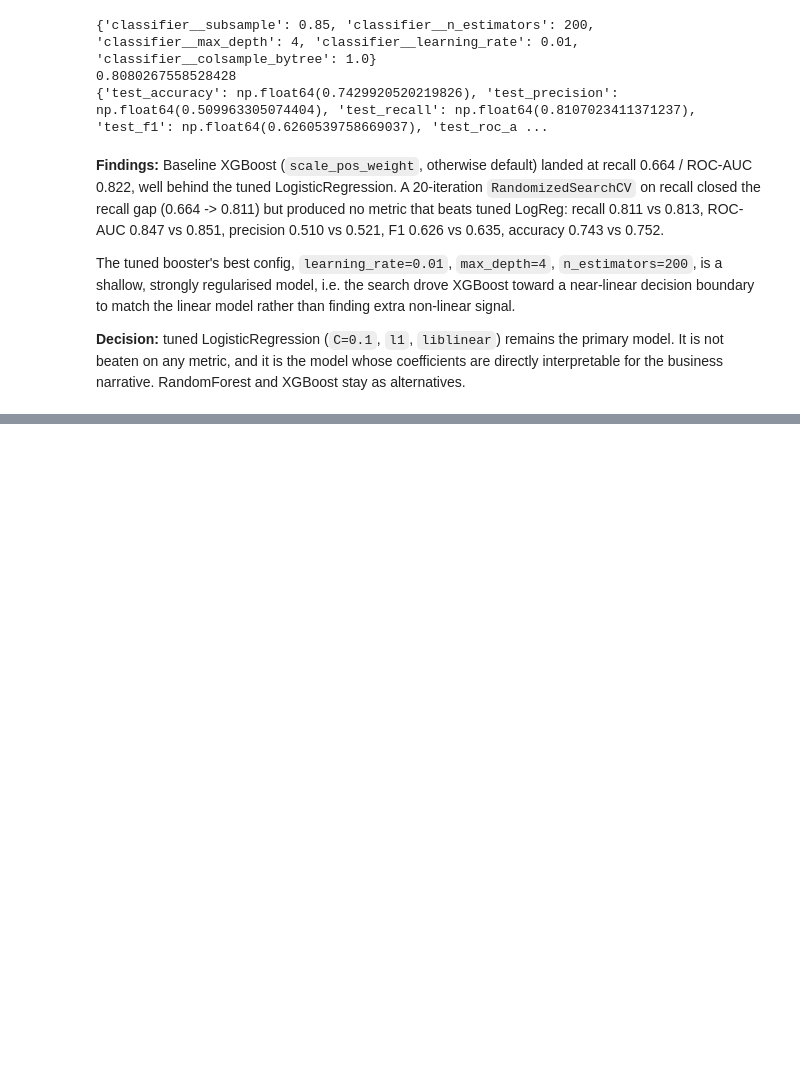
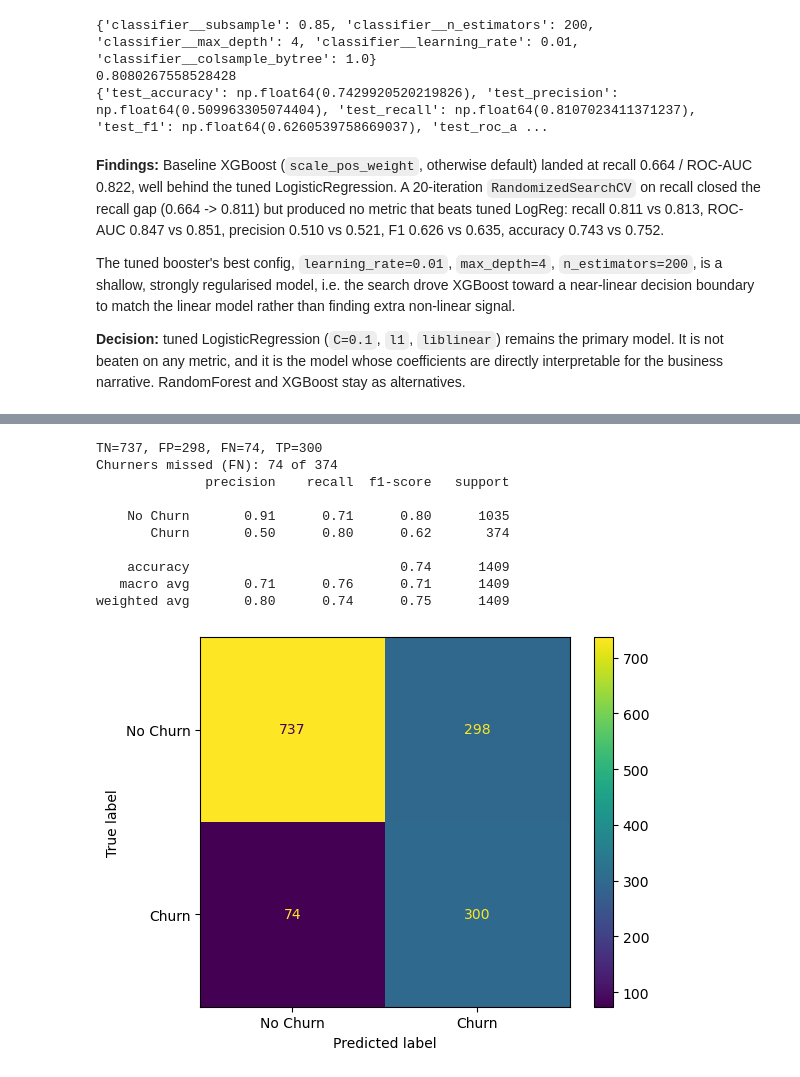
Before and after one commit to ashandx/telco-churn-classification, a Jupyter notebook: notebooks/modelling.ipynb, the cells around one changed output, grey strips where cells are left out. Saved outputs shown, nothing was run; the diff lists cells and outputs as text; code cells hidden in the pictures; blank space fills up the shorter version.

```diff
--- a/notebooks/modelling.ipynb
+++ b/notebooks/modelling.ipynb
@@ -266,0 +268,27 @@ as alternatives.
+# %%
+champion = grid_search.best_estimator_
+
+y_pred = champion.predict(X_test)
+y_proba = champion.predict_proba(X_test)[:, 1]
+# %%
+from sklearn.metrics import confusion_matrix, ConfusionMatrixDisplay, classification_report
+
+ConfusionMatrixDisplay.from_predictions(y_test, y_pred, display_labels=['No Churn', 'Churn'])
+
+tn, fp, fn, tp = confusion_matrix(y_test, y_pred).ravel()
+print(f"TN={tn}, FP={fp}, FN={fn}, TP={tp}")
+print(f"Churners missed (FN): {fn} of {fn + tp}")
+
+print(classification_report(y_test, y_pred, target_names=['No Churn', 'Churn']))
+# %% [output]
+TN=737, FP=298, FN=74, TP=300
+Churners missed (FN): 74 of 374
+              precision    recall  f1-score   support
+
+    No Churn       0.91      0.71      0.80      1035
+       Churn       0.50      0.80      0.62       374
+
+    accuracy                           0.74      1409
+   macro avg       0.71      0.76      0.71      1409
+weighted avg       0.80      0.74      0.75      1409
+[figure, added]
```
Also changed, not shown: parts of 7 cells of this notebook.
